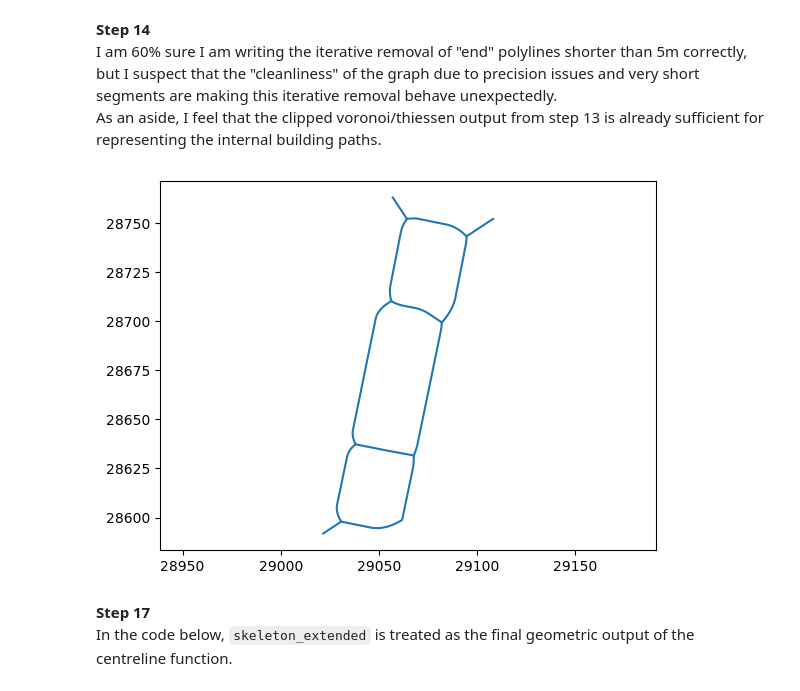
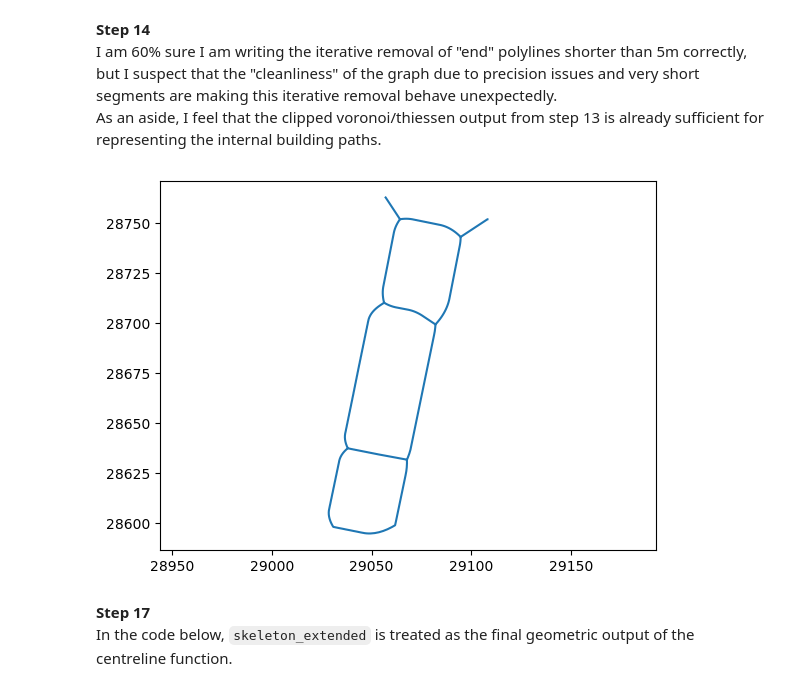
Before and after one commit to ccheemeng/bldg-centreline-demo, a Jupyter notebook: centreline.ipynb, the cells around one changed output. Cells and saved outputs as stored; diff of their text form; code cells hidden in the pictures.

Commit message:
Edit "end" polyline length

````diff
--- a/centreline.ipynb
+++ b/centreline.ipynb
@@ -130,35 +130,35 @@ while True:
     remove = []
     traversed = set()
     for start in G.nodes:
         short = False
         if not start in traversed and G.degree(start) <= 1:
             short = True
             traversed.add(start)
             length = 0
             polyline = [start]
             curr = list(G[start].items())[-1][0]
             while not curr in traversed and G.degree(curr) <= 2:
                 traversed.add(curr)
                 length += list(G[curr].items())[-1][1]["weight"]
-                if length < 1.2391341:
+                if length < 5:
                     polyline.append(curr)
                 else:
                     short = False
                 curr = list(G[curr].items())[-1][0]
         if short:
             remove.extend(polyline)
     if remove:
         G.remove_nodes_from(remove)
     else:
         break
 
 linestrings = []
 for edge in G.edges:
     linestrings.append(shapely.LineString([[G.nodes[edge[0]]['x'], G.nodes[edge[0]]['y']], [G.nodes[edge[1]]['x'], G.nodes[edge[1]]['y']]]))
 skeleton_trimmed = shapely.ops.linemerge(linestrings)
 plot_linestrings(skeleton_trimmed)
 # %% [output]
-[figure, old version]
+[figure, new version]
 # %% [markdown]
 **Step 17**
 In the code below, ```skeleton_extended``` is treated as the final geometric output of the centreline function.
````
Also changed, not shown: parts of 1 cell of this notebook.
